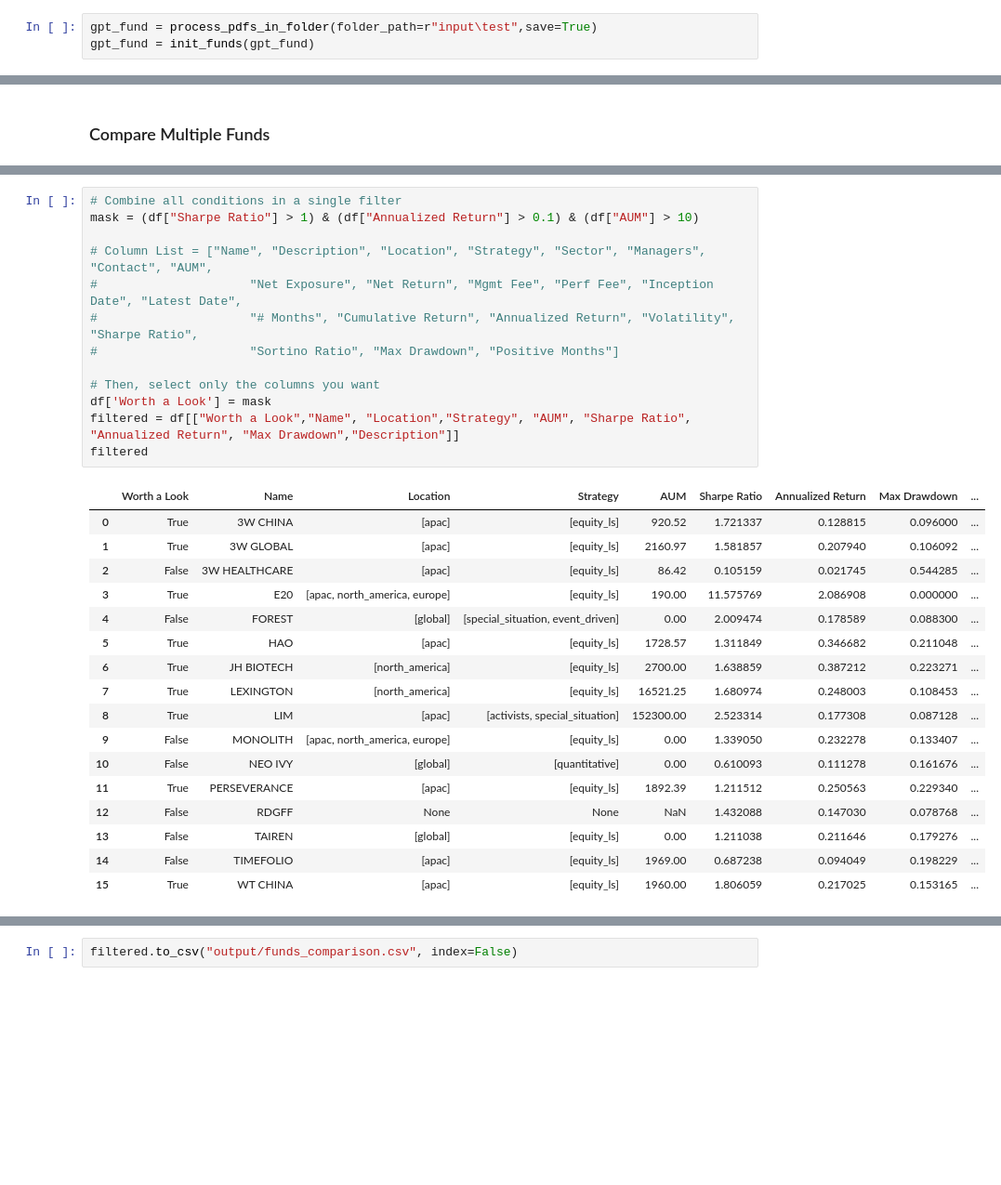
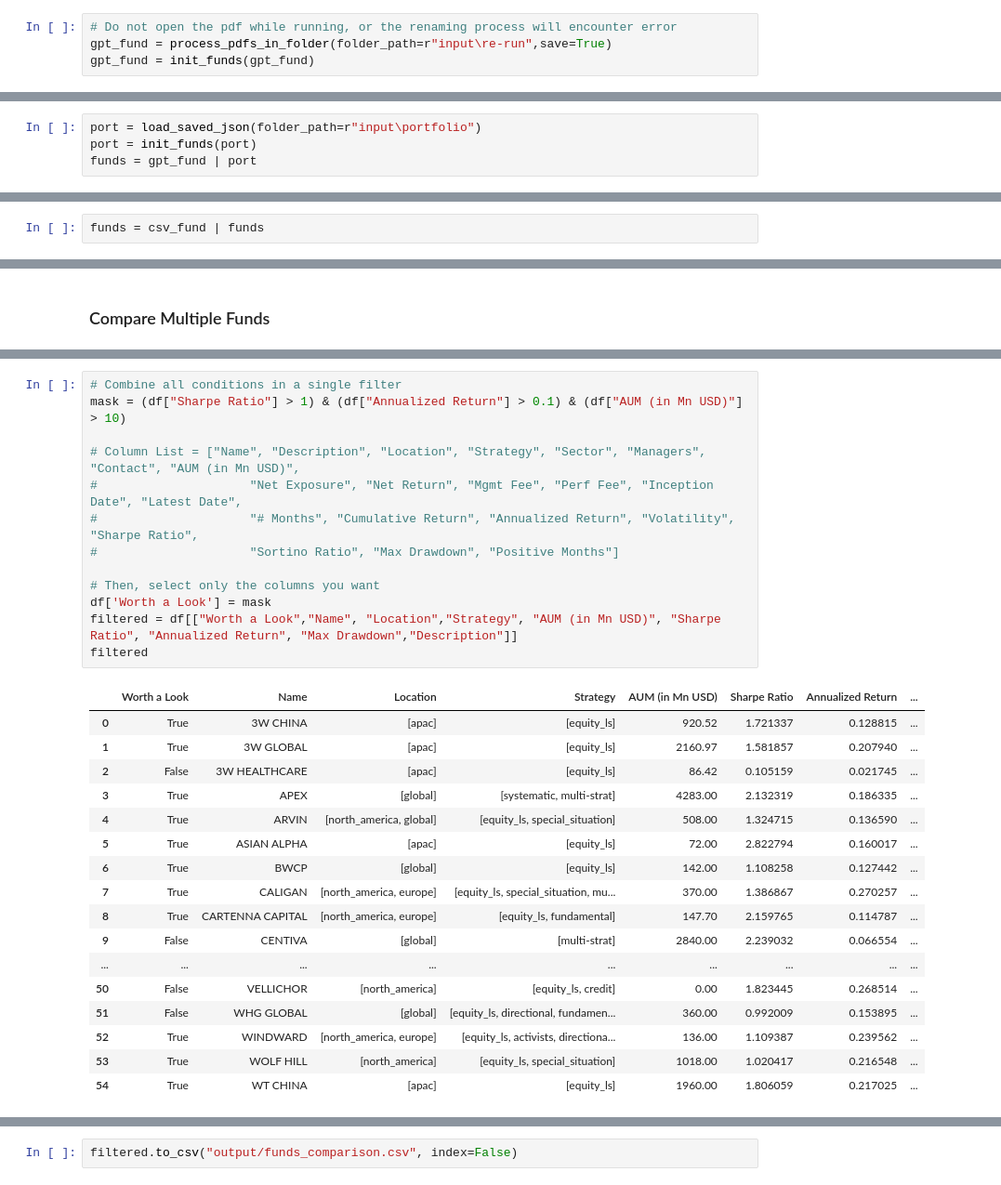
Before and after one commit to python-Marsh/fofproject, a Jupyter notebook: fund_workstation.ipynb, the cells around one changed output, grey strips where cells are left out. Shown: that part at 93% size. Drawn from its saved outputs; the diff is of its cells as text; blank space fills up the shorter version.

```diff
--- a/fund_workstation.ipynb
+++ b/fund_workstation.ipynb
@@ -30,6 +31,7 @@ csv_fund = input_monthly_returns(r"RETURN DATA.csv")
 # %% [markdown]
 #### GPT Input Factsheet
 # %%
-gpt_fund = process_pdfs_in_folder(folder_path=r"input\test",save=True)
+# Do not open the pdf while running, or the renaming process will encounter error
+gpt_fund = process_pdfs_in_folder(folder_path=r"input\re-run",save=True)
 gpt_fund = init_funds(gpt_fund)
 # %% [output]
@@ -52,0 +55,4 @@ text parsing - the result is {
+# %%
+port = load_saved_json(folder_path=r"input\portfolio")
+port = init_funds(port)
+funds = gpt_fund | port
@@ -55,6 +99,8 @@ text parsing - the result is {
 # %%
 # Use the former file's performance data to update the latter one
 funds = merge_funds(csv_fund, funds)
+# %%
+funds = csv_fund | funds
 # %% [markdown]
 #### Save the Changes
 # %%
@@ -88,31 +141,31 @@ hongkong_df
 # %%
 # Combine all conditions in a single filter
-mask = (df["Sharpe Ratio"] > 1) & (df["Annualized Return"] > 0.1) & (df["AUM"] > 10)
+mask = (df["Sharpe Ratio"] > 1) & (df["Annualized Return"] > 0.1) & (df["AUM (in Mn USD)"] > 10)
 
-# Column List = ["Name", "Description", "Location", "Strategy", "Sector", "Managers", "Contact", "AUM",
+# Column List = ["Name", "Description", "Location", "Strategy", "Sector", "Managers", "Contact", "AUM (in Mn USD)",
 #                     "Net Exposure", "Net Return", "Mgmt Fee", "Perf Fee", "Inception Date", "Latest Date",
 #                     "# Months", "Cumulative Return", "Annualized Return", "Volatility", "Sharpe Ratio",
 #                     "Sortino Ratio", "Max Drawdown", "Positive Months"]
 
 # Then, select only the columns you want
 df['Worth a Look'] = mask
-filtered = df[["Worth a Look","Name", "Location","Strategy", "AUM", "Sharpe Ratio", "Annualized Return", "Max Drawdown","Description"]]
+filtered = df[["Worth a Look","Name", "Location","Strategy", "AUM (in Mn USD)", "Sharpe Ratio", "Annualized Return", "Max Drawdown","Description"]]
 filtered
 # %% [output]
-|  | Worth a Look | Name | Location | Strategy | AUM | Sharpe Ratio | Annualized Return | Max Drawdown | ... |
-| 0 | True | 3W CHINA | [apac] | [equity_ls] | 920.52 | 1.721337 | 0.128815 | 0.096000 | ... |
-| 1 | True | 3W GLOBAL | [apac] | [equity_ls] | 2160.97 | 1.581857 | 0.207940 | 0.106092 | ... |
-| 2 | False | 3W HEALTHCARE | [apac] | [equity_ls] | 86.42 | 0.105159 | 0.021745 | 0.544285 | ... |
-| 3 | True | E20 | [apac, north_america, europe] | [equity_ls] | 190.00 | 11.575769 | 2.086908 | 0.000000 | ... |
-| 4 | False | FOREST | [global] | [special_situation, event_driven] | 0.00 | 2.009474 | 0.178589 | 0.088300 | ... |
-| 5 | True | HAO | [apac] | [equity_ls] | 1728.57 | 1.311849 | 0.346682 | 0.211048 | ... |
-| 6 | True | JH BIOTECH | [north_america] | [equity_ls] | 2700.00 | 1.638859 | 0.387212 | 0.223271 | ... |
-| 7 | True | LEXINGTON | [north_america] | [equity_ls] | 16521.25 | 1.680974 | 0.248003 | 0.108453 | ... |
-| 8 | True | LIM | [apac] | [activists, special_situation] | 152300.00 | 2.523314 | 0.177308 | 0.087128 | ... |
-| 9 | False | MONOLITH | [apac, north_america, europe] | [equity_ls] | 0.00 | 1.339050 | 0.232278 | 0.133407 | ... |
-| 10 | False | NEO IVY | [global] | [quantitative] | 0.00 | 0.610093 | 0.111278 | 0.161676 | ... |
-| 11 | True | PERSEVERANCE | [apac] | [equity_ls] | 1892.39 | 1.211512 | 0.250563 | 0.229340 | ... |
-| 12 | False | RDGFF | None | None | NaN | 1.432088 | 0.147030 | 0.078768 | ... |
-| 13 | False | TAIREN | [global] | [equity_ls] | 0.00 | 1.211038 | 0.211646 | 0.179276 | ... |
-| 14 | False | TIMEFOLIO | [apac] | [equity_ls] | 1969.00 | 0.687238 | 0.094049 | 0.198229 | ... |
-| 15 | True | WT CHINA | [apac] | [equity_ls] | 1960.00 | 1.806059 | 0.217025 | 0.153165 | ... |
+|  | Worth a Look | Name | Location | Strategy | AUM (in Mn USD) | Sharpe Ratio | Annualized Return | ... |
+| 0 | True | 3W CHINA | [apac] | [equity_ls] | 920.52 | 1.721337 | 0.128815 | ... |
+| 1 | True | 3W GLOBAL | [apac] | [equity_ls] | 2160.97 | 1.581857 | 0.207940 | ... |
+| 2 | False | 3W HEALTHCARE | [apac] | [equity_ls] | 86.42 | 0.105159 | 0.021745 | ... |
+| 3 | True | APEX | [global] | [systematic, multi-strat] | 4283.00 | 2.132319 | 0.186335 | ... |
+| 4 | True | ARVIN | [north_america, global] | [equity_ls, special_situation] | 508.00 | 1.324715 | 0.136590 | ... |
+| 5 | True | ASIAN ALPHA | [apac] | [equity_ls] | 72.00 | 2.822794 | 0.160017 | ... |
+| 6 | True | BWCP | [global] | [equity_ls] | 142.00 | 1.108258 | 0.127442 | ... |
+| 7 | True | CALIGAN | [north_america, europe] | [equity_ls, special_situation, mu... | 370.00 | 1.386867 | 0.270257 | ... |
+| 8 | True | CARTENNA CAPITAL | [north_america, europe] | [equity_ls, fundamental] | 147.70 | 2.159765 | 0.114787 | ... |
+| 9 | False | CENTIVA | [global] | [multi-strat] | 2840.00 | 2.239032 | 0.066554 | ... |
+| ... | ... | ... | ... | ... | ... | ... | ... | ... |
+| 50 | False | VELLICHOR | [north_america] | [equity_ls, credit] | 0.00 | 1.823445 | 0.268514 | ... |
+| 51 | False | WHG GLOBAL | [global] | [equity_ls, directional, fundamen... | 360.00 | 0.992009 | 0.153895 | ... |
+| 52 | True | WINDWARD | [north_america, europe] | [equity_ls, activists, directiona... | 136.00 | 1.109387 | 0.239562 | ... |
+| 53 | True | WOLF HILL | [north_america] | [equity_ls, special_situation] | 1018.00 | 1.020417 | 0.216548 | ... |
+| 54 | True | WT CHINA | [apac] | [equity_ls] | 1960.00 | 1.806059 | 0.217025 | ... |
```
Also changed, not shown: parts of 16 cells of this notebook, 3 other files.
